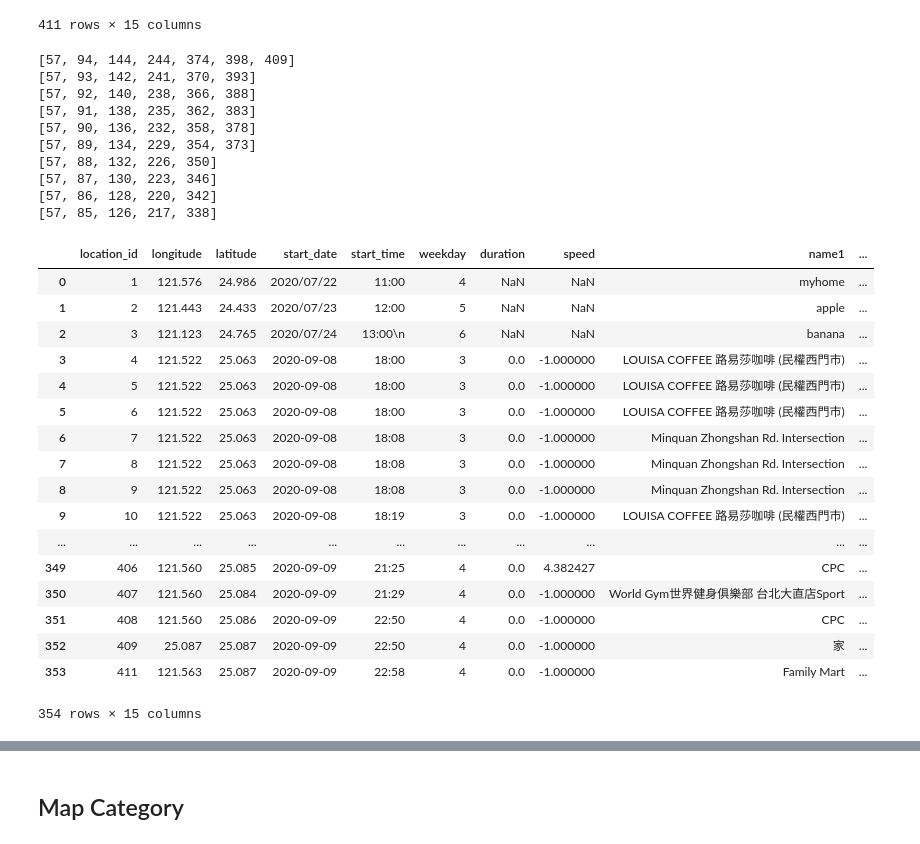
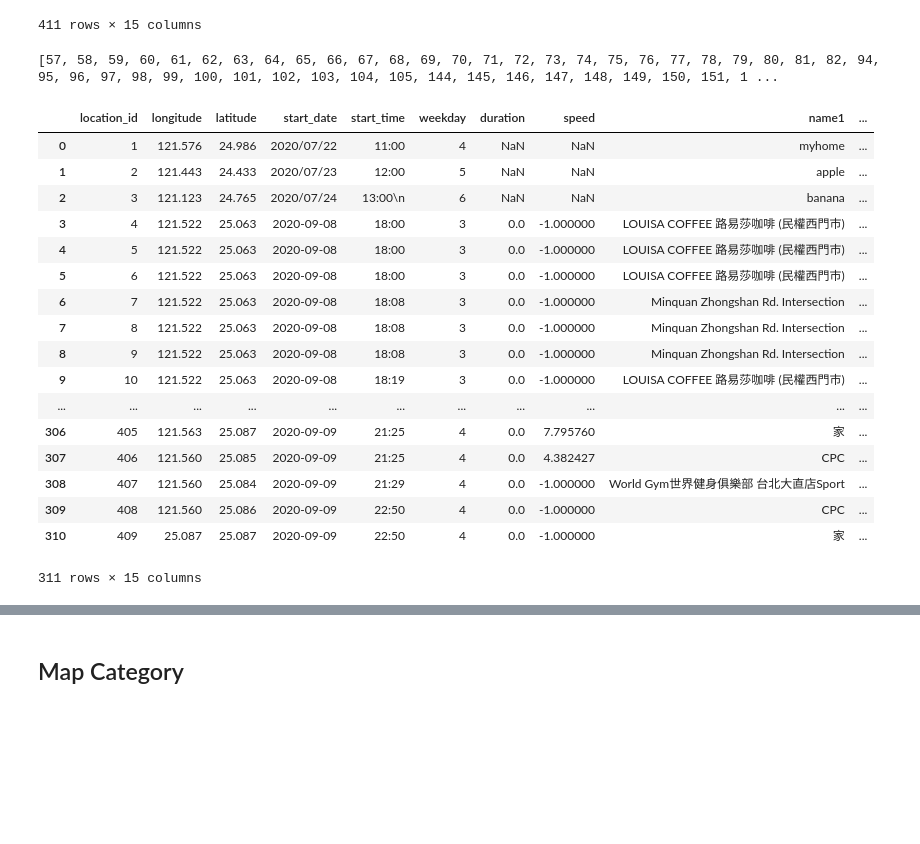
Before and after one commit to yuchieh0130/chchboss, a Jupyter notebook: CategoryPrediction_RandomForest.ipynb, the cells around one changed output, grey strips where cells are left out. Saved outputs shown, nothing was run; the diff lists cells and outputs as text; code cells hidden in the pictures; blank space fills up the shorter version.

```diff
--- a/CategoryPrediction_RandomForest.ipynb
+++ b/CategoryPrediction_RandomForest.ipynb
@@ -190,46 +190,58 @@ stopLoc
 | 410 | 411 | 121.563 | 25.087 | 2020-09-09 | 22:58 | 4 | 0.0 | -1.000000 | Family Mart | ... |
 411 rows × 15 columns
 # %%
-for i in range(10):
-    dropList = []
-    for row in range(1,len(stopLoc)-1):
-        if stopLoc.iloc[row-1,14] == 'entering myPlace' and stopLoc.iloc[row,14] != 'exiting myPlace':
-            dropList.append(row)
+#for i in range(50):
+#    dropList = []
+#     for row in range(1,len(stopLoc)-1):
+#         if stopLoc.iloc[row-1,14] == 'entering myPlace' and stopLoc.iloc[row,14] != 'exiting myPlace':
+#             dropList.append(row)
 
-    print(dropList)
-    stopLoc = stopLoc.drop(dropList)
-    stopLoc = stopLoc.reset_index(drop = True)
+#     print(dropList)
+#     stopLoc = stopLoc.drop(dropList)
+#     stopLoc = stopLoc.reset_index(drop = True)
 
-stopLoc
+enterList = []
+dropList = []
+
+for a in range(len(stopLoc)):
+
+    #如果這筆是「enter」，記住編號
+    if (stopLoc.iloc[a,14] == 'entering myPlace'):
+        enterList.append(a)
+
+    #如果這筆是「exit」，清空enterList
+    elif (stopLoc.iloc[a,14] == 'exiting myPlace'):
+        enterList = []
+
+    elif (enterList == []):
+        pass
+
+    #如果這筆不是進去也不是出來，且有enterList，為要刪除的東西
+    elif (enterList != []):
+        dropList.append(a)
+
+stopLoc = stopLoc.drop(dropList)
+stopLoc = stopLoc.reset_index(drop = True)
 # %% [output]
-[57, 94, 144, 244, 374, 398, 409]
-[57, 93, 142, 241, 370, 393]
-[57, 92, 140, 238, 366, 388]
-[57, 91, 138, 235, 362, 383]
-[57, 90, 136, 232, 358, 378]
-[57, 89, 134, 229, 354, 373]
-[57, 88, 132, 226, 350]
-[57, 87, 130, 223, 346]
-[57, 86, 128, 220, 342]
-[57, 85, 126, 217, 338]
+[57, 58, 59, 60, 61, 62, 63, 64, 65, 66, 67, 68, 69, 70, 71, 72, 73, 74, 75, 76, 77, 78, 79, 80, 81, 82, 94, 95, 96, 97, 98, 99, 100, 101, 102, 103, 104, 105, 144, 145, 146, 147, 148, 149, 150, 151, 1 ...
 |  | location_id | longitude | latitude | start_date | start_time | weekday | duration | speed | name1 | ... |
 | 0 | 1 | 121.576 | 24.986 | 2020/07/22 | 11:00 | 4 | NaN | NaN | myhome | ... |
 | 1 | 2 | 121.443 | 24.433 | 2020/07/23 | 12:00 | 5 | NaN | NaN | apple | ... |
 | 2 | 3 | 121.123 | 24.765 | 2020/07/24 | 13:00\n | 6 | NaN | NaN | banana | ... |
 | 3 | 4 | 121.522 | 25.063 | 2020-09-08 | 18:00 | 3 | 0.0 | -1.000000 | LOUISA COFFEE 路易莎咖啡 (民權西門市) | ... |
 | 4 | 5 | 121.522 | 25.063 | 2020-09-08 | 18:00 | 3 | 0.0 | -1.000000 | LOUISA COFFEE 路易莎咖啡 (民權西門市) | ... |
 | 5 | 6 | 121.522 | 25.063 | 2020-09-08 | 18:00 | 3 | 0.0 | -1.000000 | LOUISA COFFEE 路易莎咖啡 (民權西門市) | ... |
 | 6 | 7 | 121.522 | 25.063 | 2020-09-08 | 18:08 | 3 | 0.0 | -1.000000 | Minquan Zhongshan Rd. Intersection | ... |
 | 7 | 8 | 121.522 | 25.063 | 2020-09-08 | 18:08 | 3 | 0.0 | -1.000000 | Minquan Zhongshan Rd. Intersection | ... |
 | 8 | 9 | 121.522 | 25.063 | 2020-09-08 | 18:08 | 3 | 0.0 | -1.000000 | Minquan Zhongshan Rd. Intersection | ... |
 | 9 | 10 | 121.522 | 25.063 | 2020-09-08 | 18:19 | 3 | 0.0 | -1.000000 | LOUISA COFFEE 路易莎咖啡 (民權西門市) | ... |
 | ... | ... | ... | ... | ... | ... | ... | ... | ... | ... | ... |
-| 349 | 406 | 121.560 | 25.085 | 2020-09-09 | 21:25 | 4 | 0.0 | 4.382427 | CPC | ... |
-| 350 | 407 | 121.560 | 25.084 | 2020-09-09 | 21:29 | 4 | 0.0 | -1.000000 | World Gym世界健身俱樂部 台北大直店Sport | ... |
-| 351 | 408 | 121.560 | 25.086 | 2020-09-09 | 22:50 | 4 | 0.0 | -1.000000 | CPC | ... |
-| 352 | 409 | 25.087 | 25.087 | 2020-09-09 | 22:50 | 4 | 0.0 | -1.000000 | 家 | ... |
-| 353 | 411 | 121.563 | 25.087 | 2020-09-09 | 22:58 | 4 | 0.0 | -1.000000 | Family Mart | ... |
+| 306 | 405 | 121.563 | 25.087 | 2020-09-09 | 21:25 | 4 | 0.0 | 7.795760 | 家 | ... |
+| 307 | 406 | 121.560 | 25.085 | 2020-09-09 | 21:25 | 4 | 0.0 | 4.382427 | CPC | ... |
+| 308 | 407 | 121.560 | 25.084 | 2020-09-09 | 21:29 | 4 | 0.0 | -1.000000 | World Gym世界健身俱樂部 台北大直店Sport | ... |
+| 309 | 408 | 121.560 | 25.086 | 2020-09-09 | 22:50 | 4 | 0.0 | -1.000000 | CPC | ... |
+| 310 | 409 | 25.087 | 25.087 | 2020-09-09 | 22:50 | 4 | 0.0 | -1.000000 | 家 | ... |
-354 rows × 15 columns
+311 rows × 15 columns
 # %%
 #delete trivial data
 for i in range(3):
```
Also changed, not shown: parts of 3 cells of this notebook, 20 other files.
